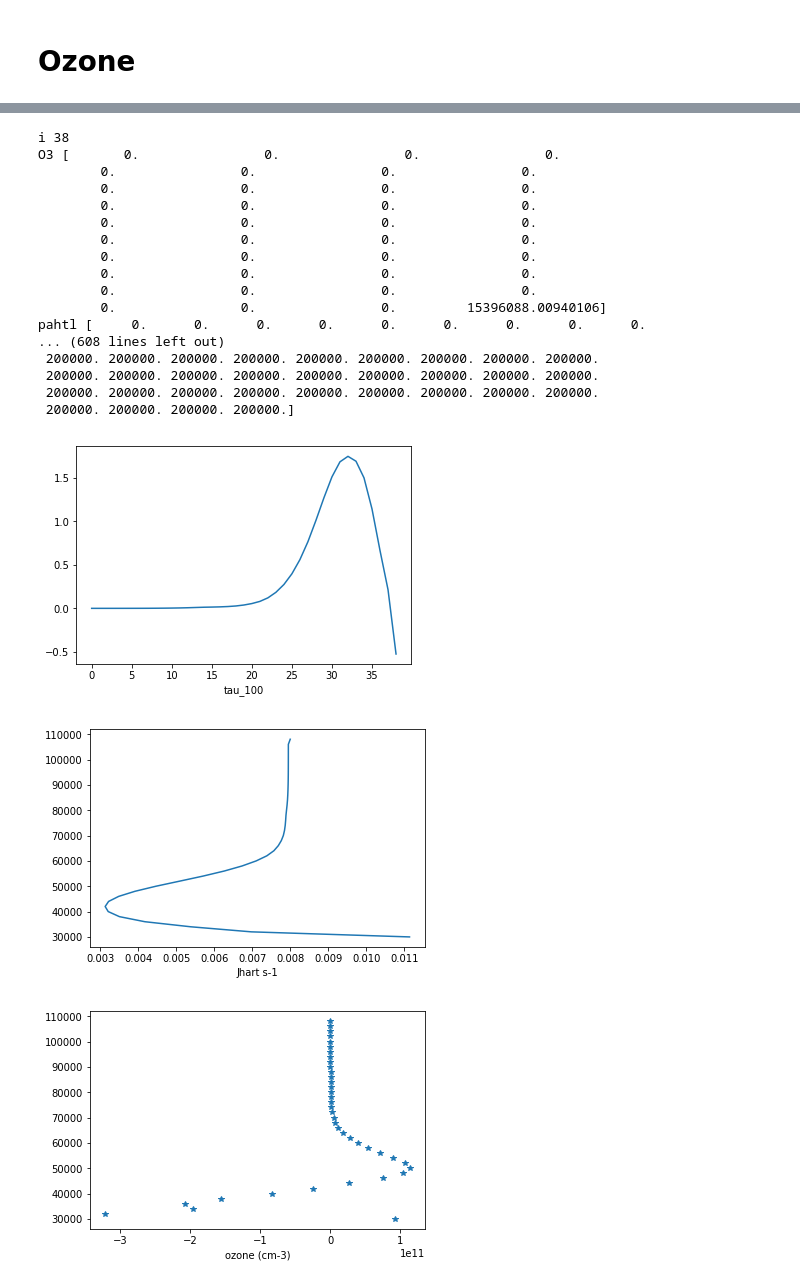
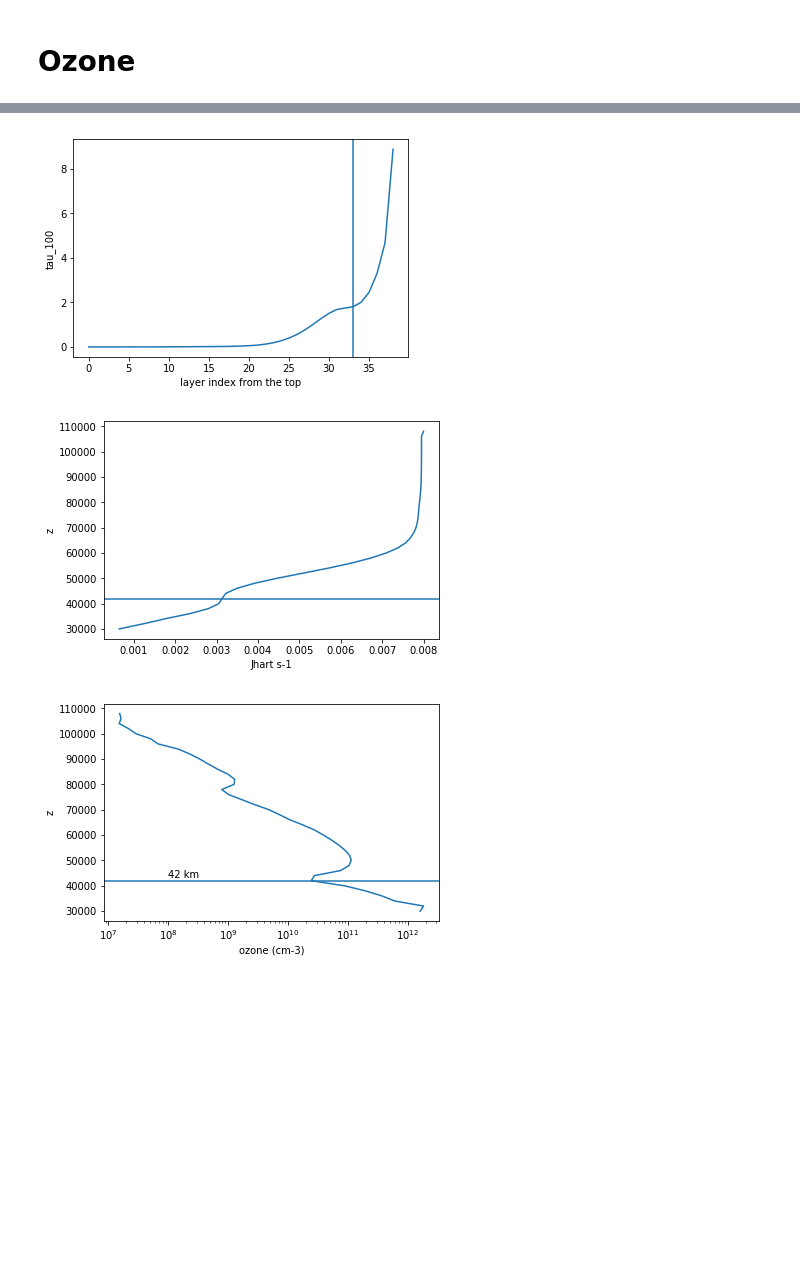
Before and after one commit to Anqi-Li/iris, a Jupyter notebook: notebooks/ozone_retrieval.ipynb, the cells around one changed output, grey strips where cells are left out. Drawn from its saved outputs; the diff is of its cells as text; code cells hidden in the pictures; blank space fills up the shorter version.

Commit message:
negative o2sd abs

```diff
--- a/notebooks/ozone_retrieval.ipynb
+++ b/notebooks/ozone_retrieval.ipynb
@@ -18,7 +18,8 @@ orbit = 20900
 num_of_orbits = 2
 ch = 3
 
-db = sql.connect('/Users/anqili/Documents/Python/iris/OSIRIS_three_orbits_test.db')
+
+db = sql.connect('/home/anqil/Documents/Python/iris_git/OSIRIS_three_orbits_test.db')
 cur = db.cursor()
 
 return_column = ('data, mjd, look_ecef, sc_position_ecef, latitude, longitude, altitude')
@@ -286,6 +283,7 @@ N2 = 0.78 * M # molec cm-3
 #j2 = np.sum(jO2, axis=0)
 # %%
 O2sd_ver = result_1d[1]
+O2sd_ver = np.abs(O2sd_ver)
 O3 = np.zeros(z.shape)
 Jhart = np.zeros(z.shape)
 jhart_max = 8e-3
@@ -298,66 +296,55 @@ O3[-1] = ozone_sme(M[-1], T[-1], O2sd_ver[-1],
 # from the second top layers ......
 test_save=[] #temp
 for i in range(len(z)-2, -1, -1):
-    print('i', i)
-    print('O3', O3)
-    print('pahtl', pathl[i+1,:])
 
-#    tau = np.matmul((np.outer(sO2, O2)
+ #   tau = np.matmul((np.outer(sO2, O2)
 #                     + np.outer(sN2, N2)
 #                     + np.outer(sO3, O3)), pathl[i+1,:])
 
 
 #    tau_o2 = sO2 * O2.dot(pathl[i+1,:])
 #    tau_n2 = sN2 * N2.dot(pathl[i+1,:])
     tau_o3 = sO3 * O3.dot(pathl[i+1,:])
 #    tau = tau_o2 + tau_n2 + tau_o3
     tau = tau_o3
 
     test_save.append(tau[100]) #temp
     jO3 = irrad * sO3 * np.exp(-tau)
 
     jhart = jO3[hartrange].sum()
     Jhart[i] = jhart
     O3[i] = ozone_sme(M[i], T[i], O2sd_ver[i], jhart=Jhart[i], js=gA[i])
 
     if jhart < 1e-4:
         break
 
+    if O2sd_ver[i].data < 0:
+        print(i)
+        print(z[i])
+        print(jhart)
+        print(O3[i])
+
 plt.figure()
 plt.plot(test_save)
-plt.xlabel('tau_100')
+plt.ylabel('tau_100')
+plt.xlabel('layer index from the top')
+plt.axvline(len(z)-7)
 
 plt.figure()
 plt.plot(Jhart, z)
 plt.xlabel('Jhart s-1')
+plt.ylabel('z')
+plt.axhline(y=42e3)
 
 plt.figure()
-plt.plot(O3, z, '*')
+plt.plot(O3, z, '-')
 plt.xlabel('ozone (cm-3)')
+plt.ylabel('z')
+plt.axhline(y=42e3)
+plt.text(1e8, 43e3, '42 km')
 ax = plt.gca()
-ax.set_xscale('linear')
-
-#why tau decreases?
-#why J is rising again?
-#o3 is negative?
+ax.set_xscale('log')
 # %% [output]
-i 38
-O3 [       0.                0.                0.                0.
-        0.                0.                0.                0.
-        0.                0.                0.                0.
-        0.                0.                0.                0.
-        0.                0.                0.                0.
-        0.                0.                0.                0.
-        0.                0.                0.                0.
-        0.                0.                0.                0.
-        0.                0.                0.                0.
-        0.                0.                0.         15396088.00940106]
-pahtl [     0.      0.      0.      0.      0.      0.      0.      0.      0.
-... (608 lines left out)
- 200000. 200000. 200000. 200000. 200000. 200000. 200000. 200000. 200000.
- 200000. 200000. 200000. 200000. 200000. 200000. 200000. 200000. 200000.
- 200000. 200000. 200000. 200000. 200000. 200000. 200000. 200000. 200000.
- 200000. 200000. 200000. 200000.]
-[figure, old version]
+[figure, new version]
-[figure, old version]
+[figure, new version]
-[figure, old version]
+[figure, new version]
```
Also changed, not shown: parts of 5 cells of this notebook.
